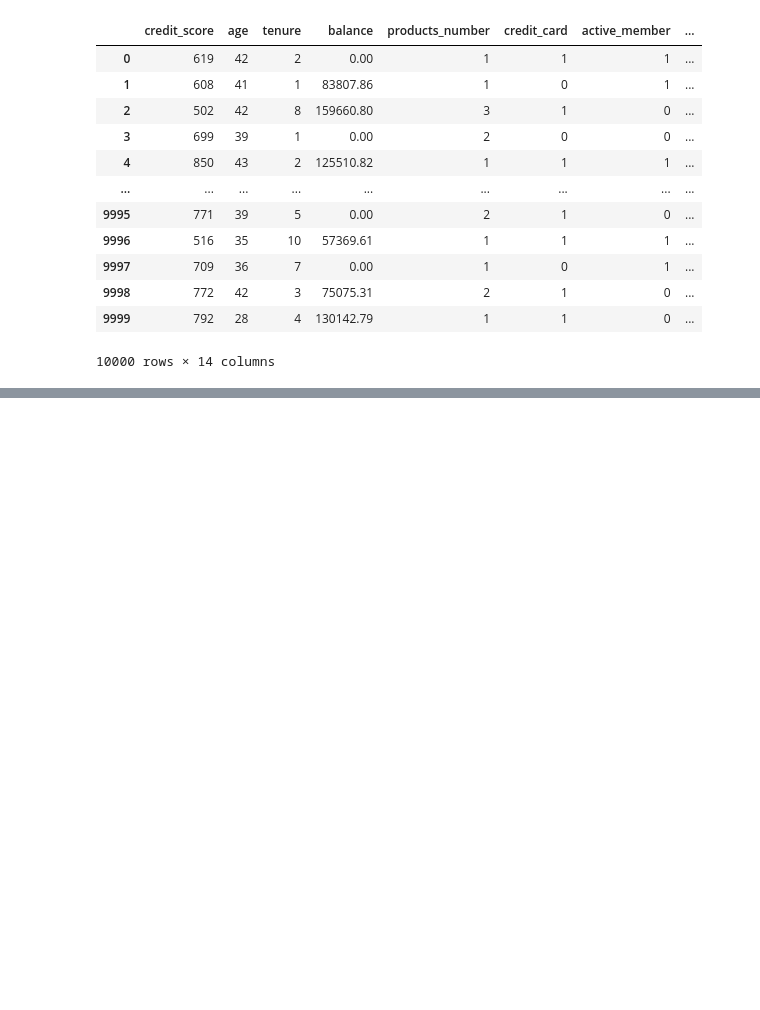
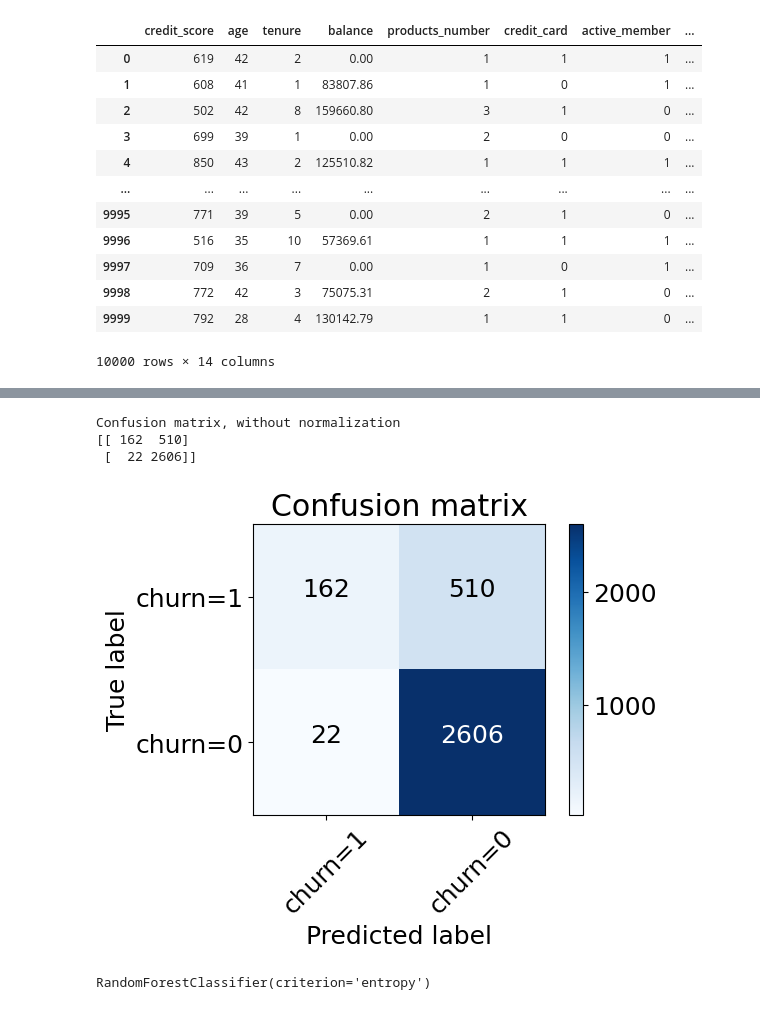
Before and after one commit to stephenlyons18/CECS456-Machine-Learning, a Jupyter notebook: bank_churn.ipynb, the cells around one changed output, grey strips where cells are left out. Drawn from its saved outputs; the diff is of its cells as text; code cells hidden in the pictures; blank space fills up the shorter version.

```diff
--- a/bank_churn.ipynb
+++ b/bank_churn.ipynb
@@ -314,0 +386,15 @@ ValueError: Found input variables with inconsistent numbers of samples: [6700, 3
+# %%
+# decision tree classifier
+from sklearn.tree import DecisionTreeClassifier
+tree_clf = DecisionTreeClassifier(criterion='entropy', max_depth=3, random_state=1)
+tree_clf.fit(train_data, train_labels)
+
+yHatForest = tree_clf.predict(test_data)
+
+yHatForest_prob = tree_clf.predict_proba(test_data)
+
+# print yhat and yhat_prob with labels
+print("yhat: ", yHatForest)
+print("yhat_prob: ", yHatForest_prob)
+
+tree.plot_tree(tree_clf)
@@ -314,0 +459,22 @@ ValueError: Found input variables with inconsistent numbers of samples: [6700, 3
+# %%
+# Compute confusion matrix
+cnf_matrix = confusion_matrix(test_labels, yHatForest, labels=[1,0])
+np.set_printoptions(precision=2)
+
+
+# Plot non-normalized confusion matrix
+plt.figure()
+plot_confusion_matrix(cnf_matrix, classes=['churn=1','churn=0'],normalize= False,  title='Confusion matrix')
+# %% [output]
+Confusion matrix, without normalization
+[[ 162  510]
+ [  22 2606]]
+[figure, added]
+# %%
+# random forest classifier
+from sklearn.ensemble import RandomForestClassifier
+
+rnd_clf=RandomForestClassifier(n_estimators=100,criterion='entropy')
+rnd_clf.fit(train_data,train_labels)
+# %% [output]
+RandomForestClassifier(criterion='entropy')
```
Also changed, not shown: parts of 14 cells of this notebook, 2 other files.
